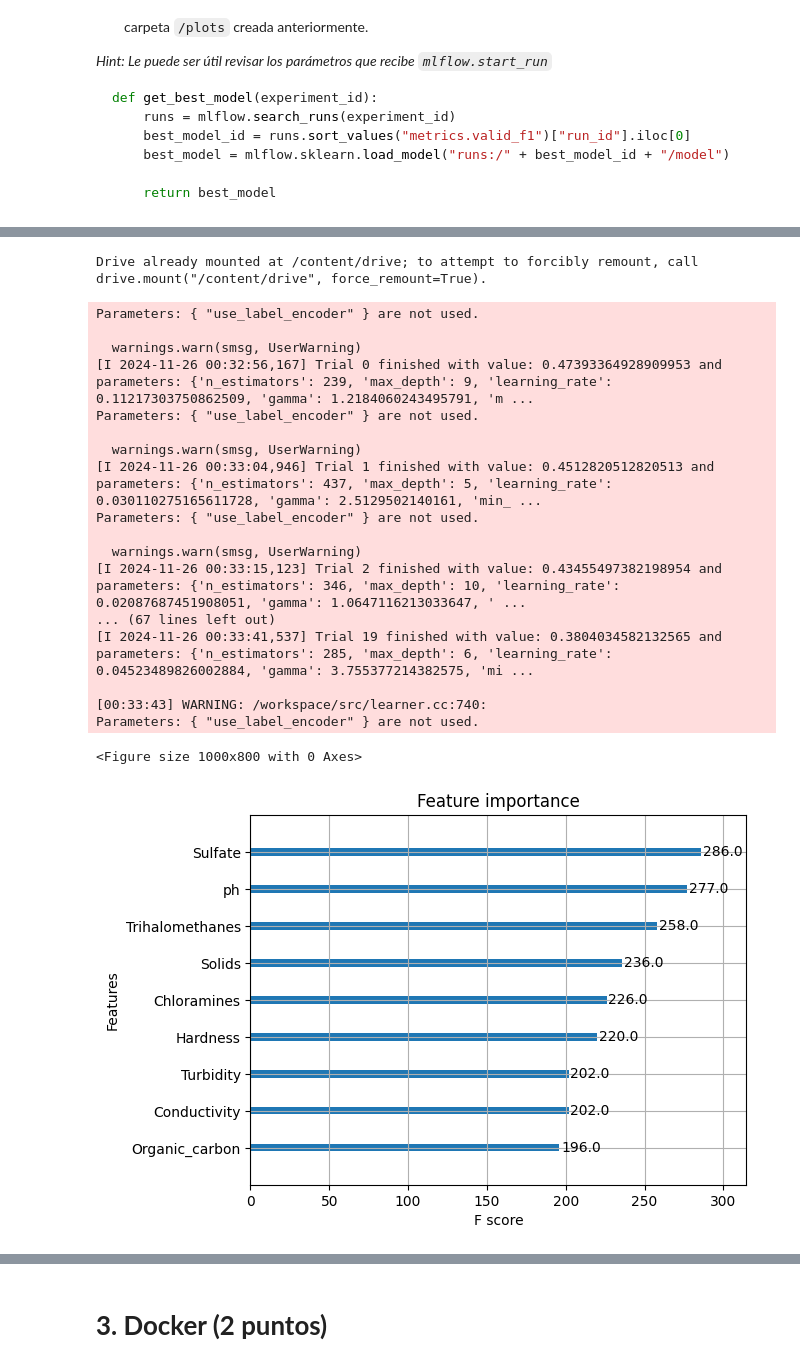
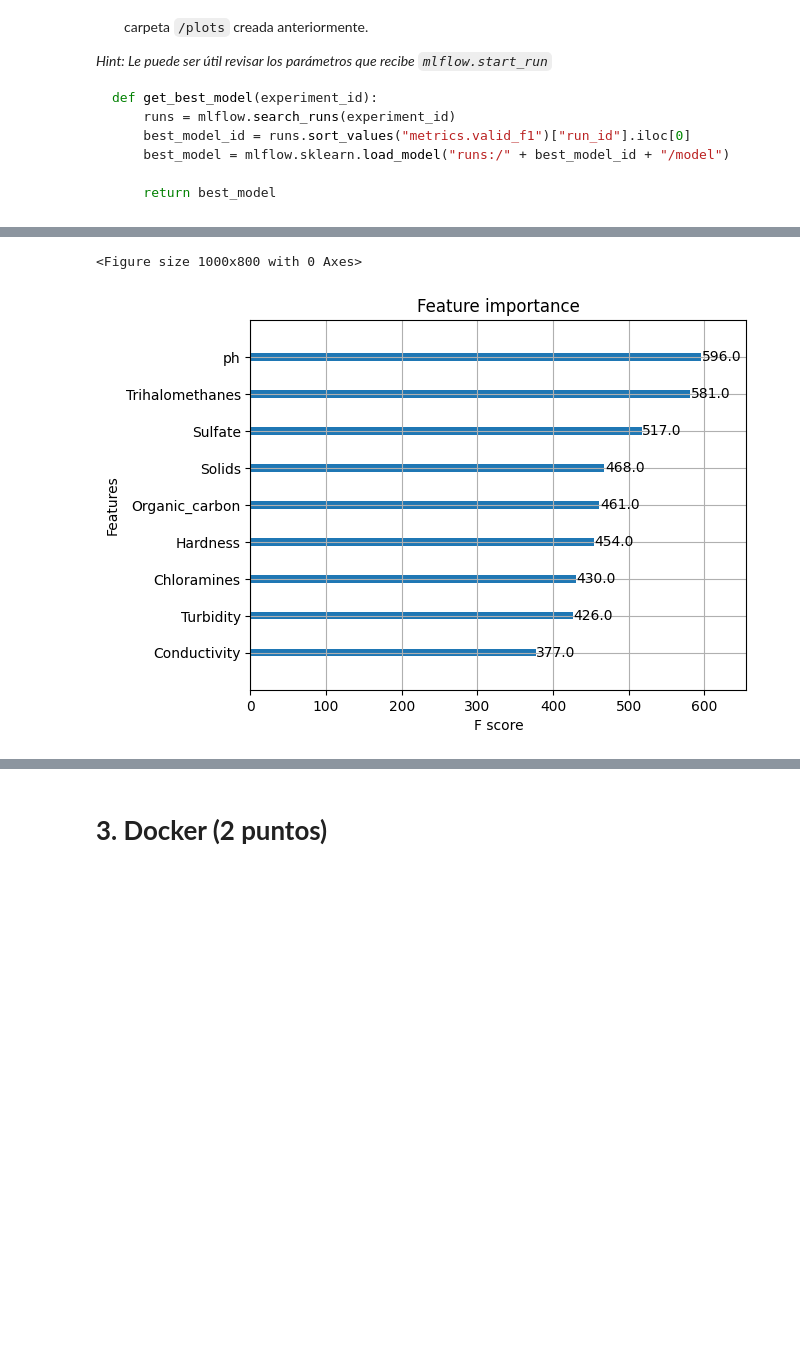
Before and after one commit to Qajirr/MDS7202-Labs, a Jupyter notebook: Lab12 - MLOps/Lab_12.ipynb, the cells around one changed output, grey strips where cells are left out. Saved outputs shown, nothing was run; the diff lists cells and outputs as text; code cells hidden in the pictures; blank space fills up the shorter version.

```diff
--- a/Lab12 - MLOps/Lab_12.ipynb
+++ b/Lab12 - MLOps/Lab_12.ipynb
@@ -167,24 +167,16 @@ from sklearn.metrics import f1_score
 from sklearn.model_selection import train_test_split
 from xgboost import XGBClassifier, plot_importance
 import json
-from google.colab import drive
 
-# Montar Google Drive
-drive.mount('/content/drive')
-
-# Ruta base para guardar resultados en Google Drive
-base_path = "/content/drive/My Drive/ML"
-models_path = os.path.join(base_path, "models")
-plots_path = os.path.join(base_path, "plots")
-mlflow_dir = os.path.join(base_path, "mlruns")
+models_path = os.path.join("models")
+plots_path = os.path.join("plots")
+mlflow_dir = os.path.join("mlruns")
 
 os.makedirs(models_path, exist_ok=True)
 os.makedirs(plots_path, exist_ok=True)
 
-mlflow.set_tracking_uri("file://" + os.path.abspath(mlflow_dir))
-
 # Cargar el dataset desde Google Drive
-data = pd.read_csv(os.path.join(base_path, "water_potability.csv"))
+data = pd.read_csv(os.path.join("water_potability.csv"))
 X = data.drop("Potability", axis=1)
 y = data["Potability"]
 
@@ -210,7 +202,7 @@ def objective(trial):
 
         X_train, X_val, y_train, y_val = train_test_split(X, y, test_size=0.2, random_state=42)
 
-        model = XGBClassifier(**params, use_label_encoder=False, eval_metric="logloss")
+        model = XGBClassifier(**params, eval_metric="logloss")
         model.fit(X_train, y_train)
 
         y_pred = model.predict(X_val)
@@ -245,7 +237,7 @@ def optimize_model():
 
         # Guardar el mejor modelo
         experiment_id = mlflow.get_experiment_by_name(experiment_name).experiment_id
-        best_model = XGBClassifier(**best_params, use_label_encoder=False, eval_metric="logloss")
+        best_model = XGBClassifier(**best_params, eval_metric="logloss")
         best_model.fit(X, y)
 
         best_model_path = os.path.join(models_path, "best_model.pkl")
@@ -262,7 +254,7 @@ def optimize_model():
         mlflow.log_artifact(feature_importance_path)
 
         # Guardar versiones de librerías
-        versions_path = os.path.join(base_path, "versions.json")
+        versions_path = os.path.join("versions.json")
         versions = {
             "mlflow": mlflow.__version__,
             "optuna": optuna.__version__,
@@ -280,23 +288,5 @@ if __name__ == "__main__":
-Drive already mounted at /content/drive; to attempt to forcibly remount, call drive.mount("/content/drive", force_remount=True).
+<Figure size 1000x800 with 0 Axes>
-Parameters: { "use_label_encoder" } are not used.
-
-  warnings.warn(smsg, UserWarning)
-[I 2024-11-26 00:32:56,167] Trial 0 finished with value: 0.47393364928909953 and parameters: {'n_estimators': 239, 'max_depth': 9, 'learning_rate': 0.11217303750862509, 'gamma': 1.2184060243495791, 'm ...
-Parameters: { "use_label_encoder" } are not used.
-
-  warnings.warn(smsg, UserWarning)
-[I 2024-11-26 00:33:04,946] Trial 1 finished with value: 0.4512820512820513 and parameters: {'n_estimators': 437, 'max_depth': 5, 'learning_rate': 0.030110275165611728, 'gamma': 2.5129502140161, 'min_ ...
-Parameters: { "use_label_encoder" } are not used.
-
-  warnings.warn(smsg, UserWarning)
-[I 2024-11-26 00:33:15,123] Trial 2 finished with value: 0.43455497382198954 and parameters: {'n_estimators': 346, 'max_depth': 10, 'learning_rate': 0.02087687451908051, 'gamma': 1.0647116213033647, ' ...
-... (67 lines left out)
-[I 2024-11-26 00:33:41,537] Trial 19 finished with value: 0.3804034582132565 and parameters: {'n_estimators': 285, 'max_depth': 6, 'learning_rate': 0.04523489826002884, 'gamma': 3.755377214382575, 'mi ...
-
-[00:33:43] WARNING: /workspace/src/learner.cc:740:
-Parameters: { "use_label_encoder" } are not used.
-<Figure size 1000x800 with 0 Axes>
-[figure, old version]
+[figure, new version]
 # %% [markdown]
 # **2. FastAPI (2.0 puntos)**
 
```
Also changed, not shown: parts of 1 cell of this notebook, 2 other files.
